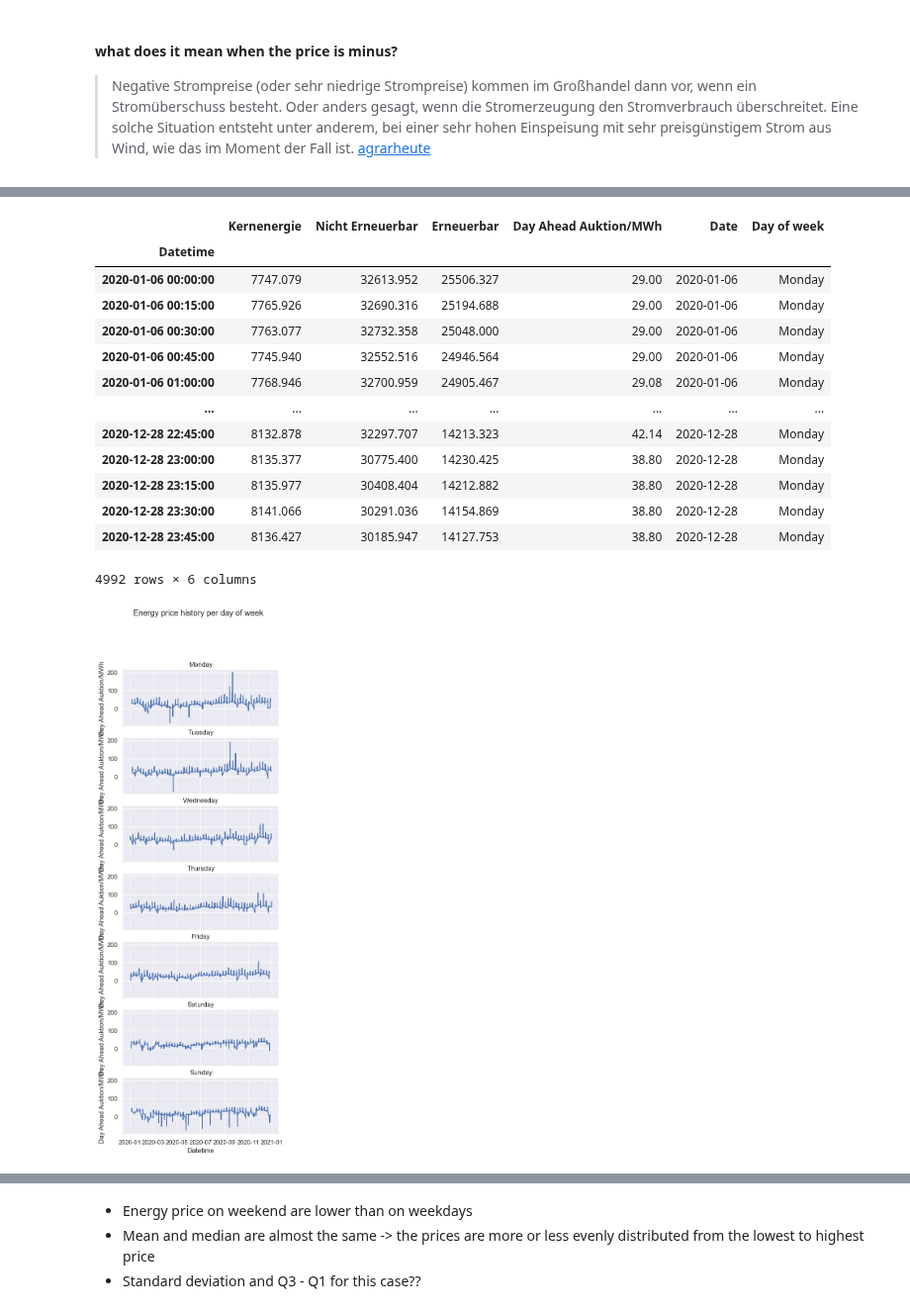
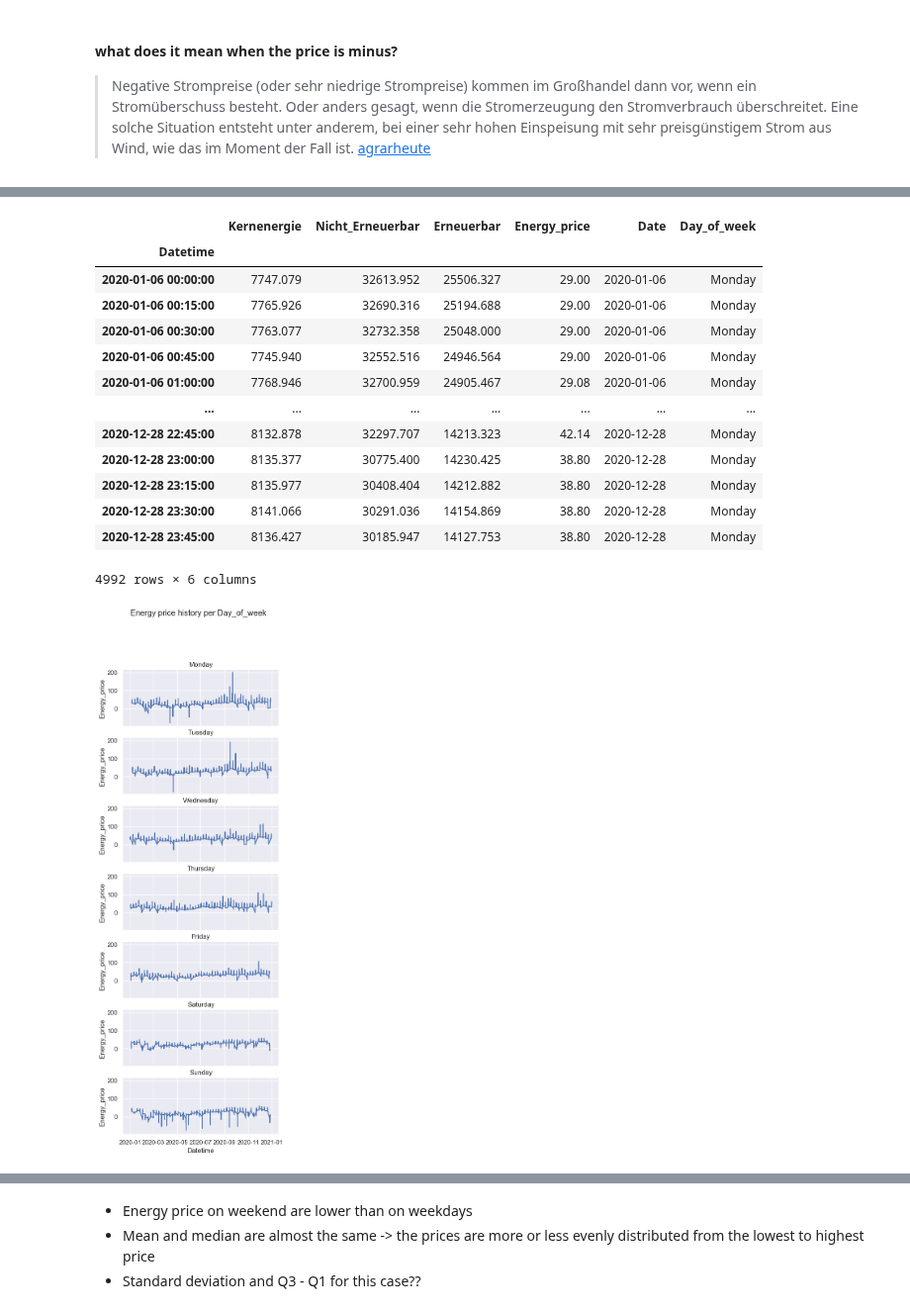
Before and after one commit to M-123-456/team-6-energy-costs, a Jupyter notebook: first_notebook.ipynb, the cells around one changed output, grey strips where cells are left out. Shown at 99% size. Cells and saved outputs as stored; diff of their text form; code cells hidden in the pictures.

```diff
--- a/first_notebook.ipynb
+++ b/first_notebook.ipynb
@@ -22,13 +22,13 @@ df = pd.read_csv(
 energy_df = df.copy()
 
 # rename date column
-energy_df.rename(columns={'Datum (MT+1)': 'Datetime', 'Day Ahead Auktion (DE-LU)': 'Day Ahead Auktion/MWh' }, inplace=True)
+energy_df.rename(columns={'Datum (MT+1)': 'Datetime', 'Day Ahead Auktion (DE-LU)': 'Energy_price', 'Nicht Erneuerbar': 'Nicht_Erneuerbar' }, inplace=True)
 # %%
 # add Date column
 energy_df['Date'] = energy_df['Datetime'].dt.date
 # %%
 # add weekday column
-energy_df['Day of week'] = energy_df['Datetime'].dt.day_name()
+energy_df['Day_of_week'] = energy_df['Datetime'].dt.day_name()
 # %%
 # remove import saldo column, as all values are NaN
 energy_df = energy_df.dropna(axis=1, how="all")
@@ -93,6 +93,6 @@ energy_df.loc[:,['Kernenergie', 'Nicht Erneuerbar', 'Erneuerbar', 'Day Ahead Auk
 # %%
 # Name dataframe grouped by weekeday
-grp_day_of_week = energy_df.groupby(['Day of week'])
+grp_day_of_week = energy_df.groupby(['Day_of_week'])
 # %%
 monday = grp_day_of_week.get_group('Monday')
 monday
@@ -115,17 +115,17 @@ monday
 list_day_of_week = ['Monday', 'Tuesday', 'Wednesday', 'Thursday', 'Friday', 'Saturday', 'Sunday']
 list_df_day_of_week = []
 
-# create a data frame sorted by day of week
+# create a data frame sorted by Day_of_week
 for day in list_day_of_week:
     df_name = day.lower()
     df_name = grp_day_of_week.get_group(day)
     list_df_day_of_week.append(df_name)
 
-# after for loop, we should have a dataframe like below for each day of week.
+# after for loop, we should have a dataframe like below for each Day_of_week.
 # monday = grp_day_of_week.get_group('Monday')
 monday
 # %% [output]
-|  | Kernenergie | Nicht Erneuerbar | Erneuerbar | Day Ahead Auktion/MWh | Date | Day of week |
+|  | Kernenergie | Nicht_Erneuerbar | Erneuerbar | Energy_price | Date | Day_of_week |
 | Datetime |  |  |  |  |  |  |
 | 2020-01-06 00:00:00 | 7747.079 | 32613.952 | 25506.327 | 29.00 | 2020-01-06 | Monday |
 | 2020-01-06 00:15:00 | 7765.926 | 32690.316 | 25194.688 | 29.00 | 2020-01-06 | Monday |
@@ -145,17 +142,17 @@ price = 'Day Ahead Auktion/MWh'
 # %%
 # set seaborn plotting aesthetics as default
 sns.set()
 # define plotting region (1 row, 7 columns)
 fig, axes = plt.subplots(7, 1, sharex=True, sharey=True, figsize=(5, 15))
-fig.suptitle('Energy price history per day of week')
+fig.suptitle('Energy price history per Day_of_week')
 
 for i, (day_name, df) in enumerate(zip(list_day_of_week, list_df_day_of_week)):
-    sns.lineplot(x=df.index, y=price, data=df, ax=axes[i])
+    sns.lineplot(x=df.index, y='Energy_price', data=df, ax=axes[i])
     axes[i].set_title(day_name)
 
 plt.show()
 # %% [output]
-[figure, old version]
+[figure, new version]
 # %%
 # plot the data
 # set figure size
```
Also changed, not shown: parts of 15 cells of this notebook.
